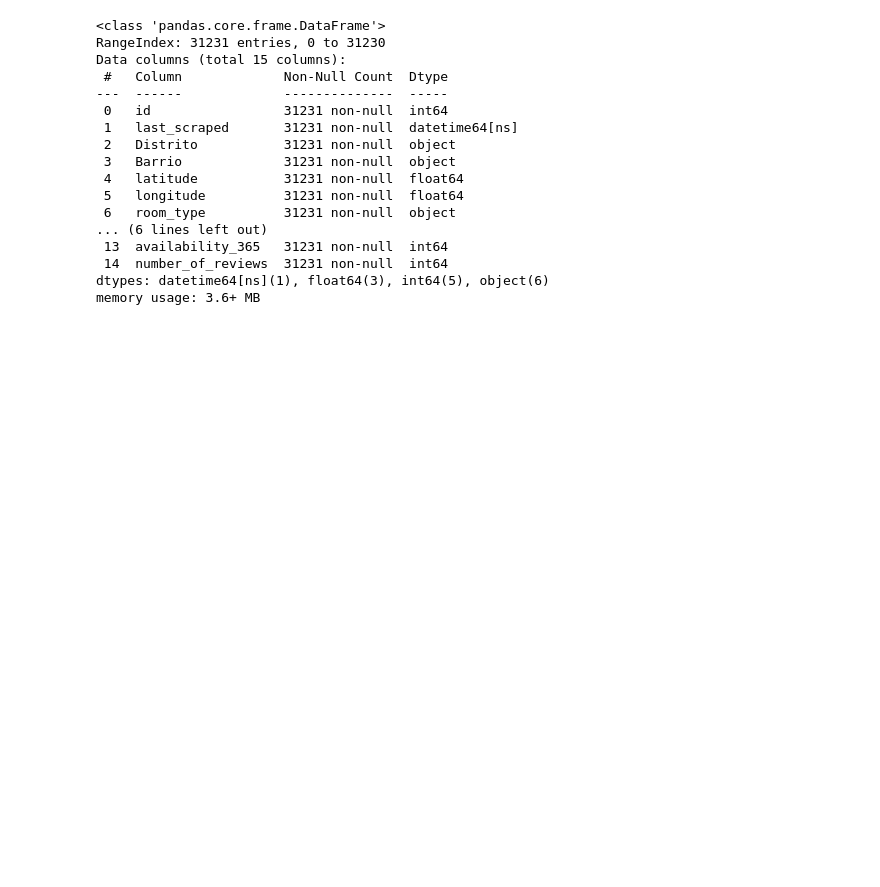
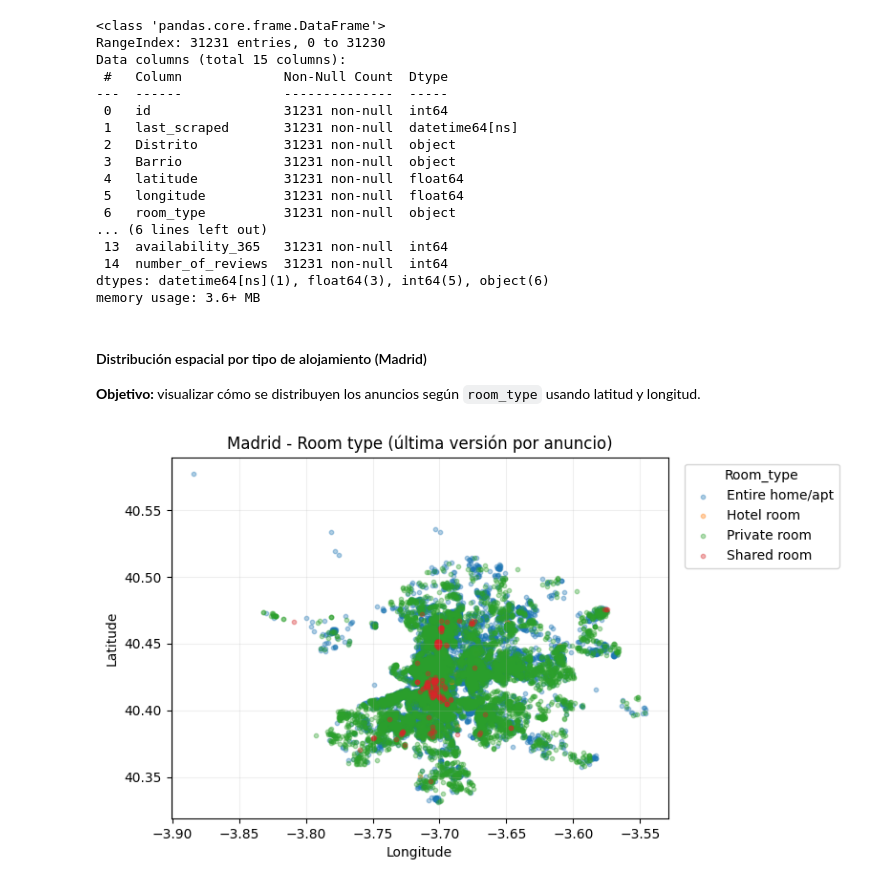
Before and after one commit to JavierPasAg/EDA_Tematica_del_proyecto, a Jupyter notebook: Main2.0.ipynb, the cells around one changed output. Cells and saved outputs as stored; diff of their text form; code cells hidden in the pictures; blank space fills up the shorter version.

```diff
--- a/Main2.0.ipynb
+++ b/Main2.0.ipynb
@@ -177,3 +195,29 @@ Data columns (total 15 columns):
  14  number_of_reviews  31231 non-null  int64
 dtypes: datetime64[ns](1), float64(3), int64(5), object(6)
 memory usage: 3.6+ MB
+# %% [markdown]
+#### Distribución espacial por tipo de alojamiento (Madrid)
+
+**Objetivo:** visualizar cómo se distribuyen los anuncios según `room_type` usando latitud y longitud.
+# %%
+def plot_room_type_map(df, title="Room type por coordenadas (Madrid)"):
+
+    df_plot = df.dropna(subset=["latitude", "longitude", "room_type"]).copy()
+
+    plt.figure(figsize=(8, 7))
+
+    for room, group in df_plot.groupby("room_type"):
+        plt.scatter(group["longitude"], group["latitude"], s=10, alpha=0.35, label=room)
+
+    plt.title(title)
+    plt.xlabel("Longitude")
+    plt.ylabel("Latitude")
+    plt.grid(True, alpha=0.2)
+    plt.gca().set_aspect("equal", adjustable="box")
+    plt.legend(title="Room_type", bbox_to_anchor=(1.02, 1), loc="upper left")
+    plt.tight_layout()
+    plt.show()
+# %%
+plot_room_type_map(df_all2, title="Madrid - Room type (última versión por anuncio)")
+# %% [output]
+[figure, added]
```
Also changed, not shown: parts of 16 cells of this notebook.
